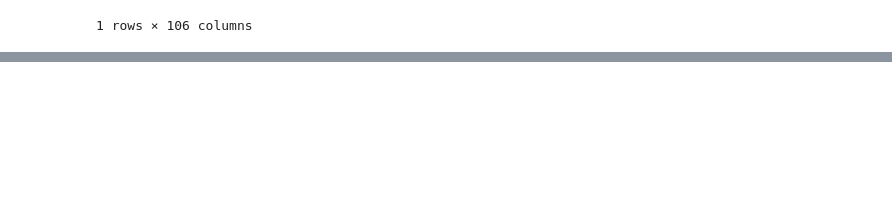
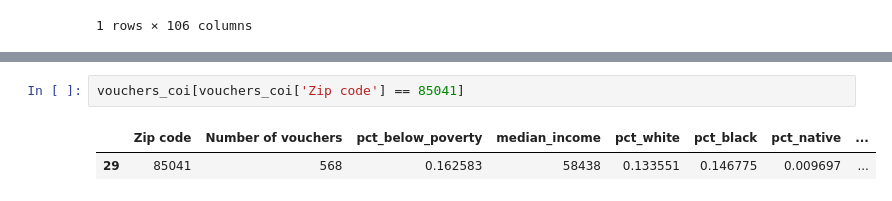
Before and after one commit to amyq96/quick-analyses, a Jupyter notebook: section-8/analyze-voucher-zips.ipynb, the cells around one changed output, grey strips where cells are left out. Cells and saved outputs as stored; diff of their text form; blank space fills up the shorter version.

```diff
--- a/section-8/analyze-voucher-zips.ipynb
+++ b/section-8/analyze-voucher-zips.ipynb
@@ -799,0 +916,5 @@ vouchers_sorted.head(30)
+# %%
+vouchers_coi[vouchers_coi['Zip code'] == 85041]
+# %% [output]
+|  | Zip code | Number of vouchers | pct_below_poverty | median_income | pct_white | pct_black | pct_native | ... |
+| 29 | 85041 | 568 | 0.162583 | 58438 | 0.133551 | 0.146775 | 0.009697 | ... |
```
Also changed, not shown: parts of 90 cells of this notebook.
